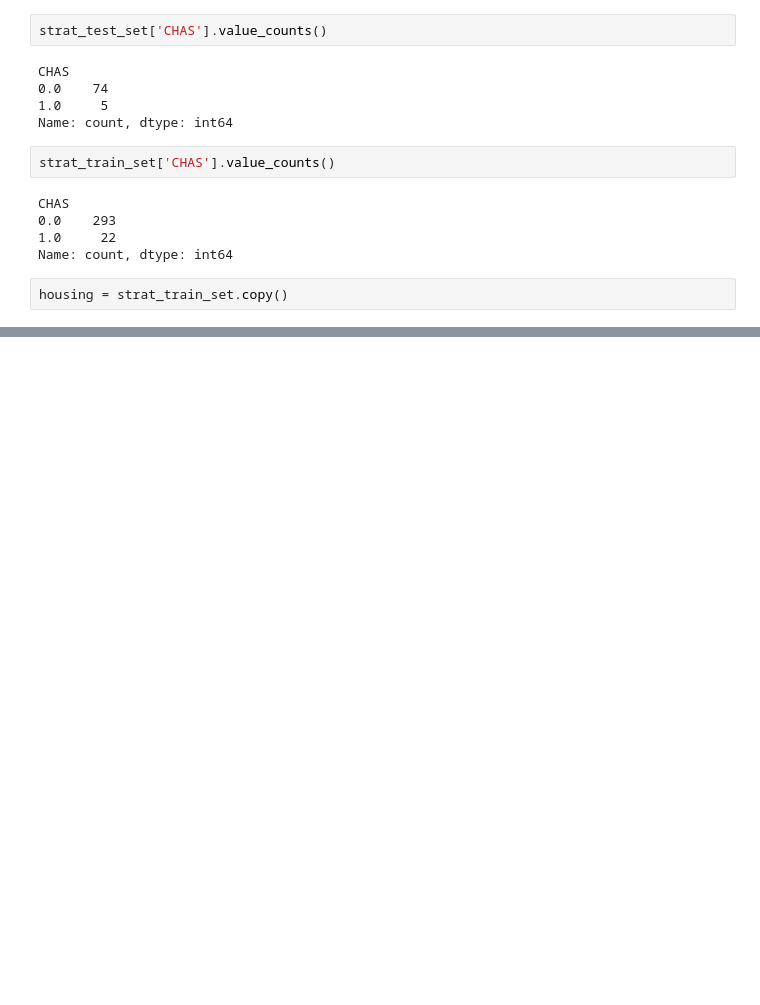
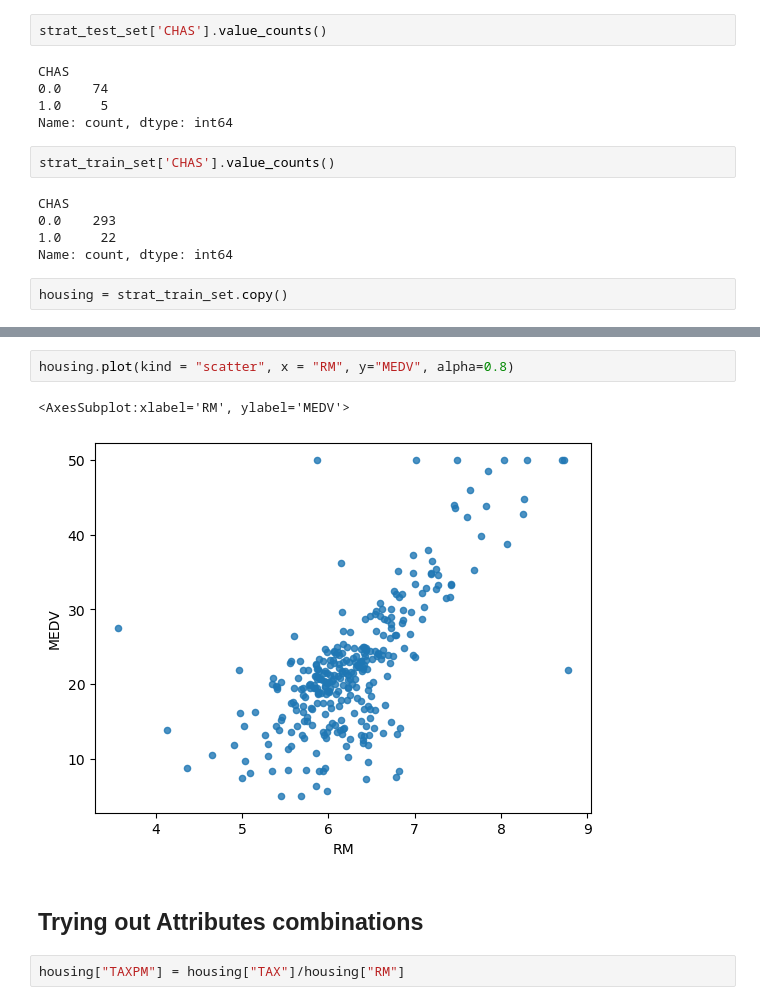
Before and after one commit to ashokrawatt/Real-Estate, a Jupyter notebook: Real Estate.ipynb, the cells around one changed output, grey strips where cells are left out. Saved outputs shown, nothing was run; the diff lists cells and outputs as text; blank space fills up the shorter version.

```diff
--- a/Real Estate.ipynb
+++ b/Real Estate.ipynb
@@ -185,0 +229,9 @@ housing = strat_train_set.copy()
+# %%
+housing.plot(kind = "scatter", x = "RM", y="MEDV", alpha=0.8)
+# %% [output]
+<AxesSubplot:xlabel='RM', ylabel='MEDV'>
+[figure, added]
+# %% [markdown]
+##  Trying out Attributes combinations
+# %%
+housing["TAXPM"] = housing["TAX"]/housing["RM"]
```
Also changed, not shown: parts of 13 cells of this notebook.
